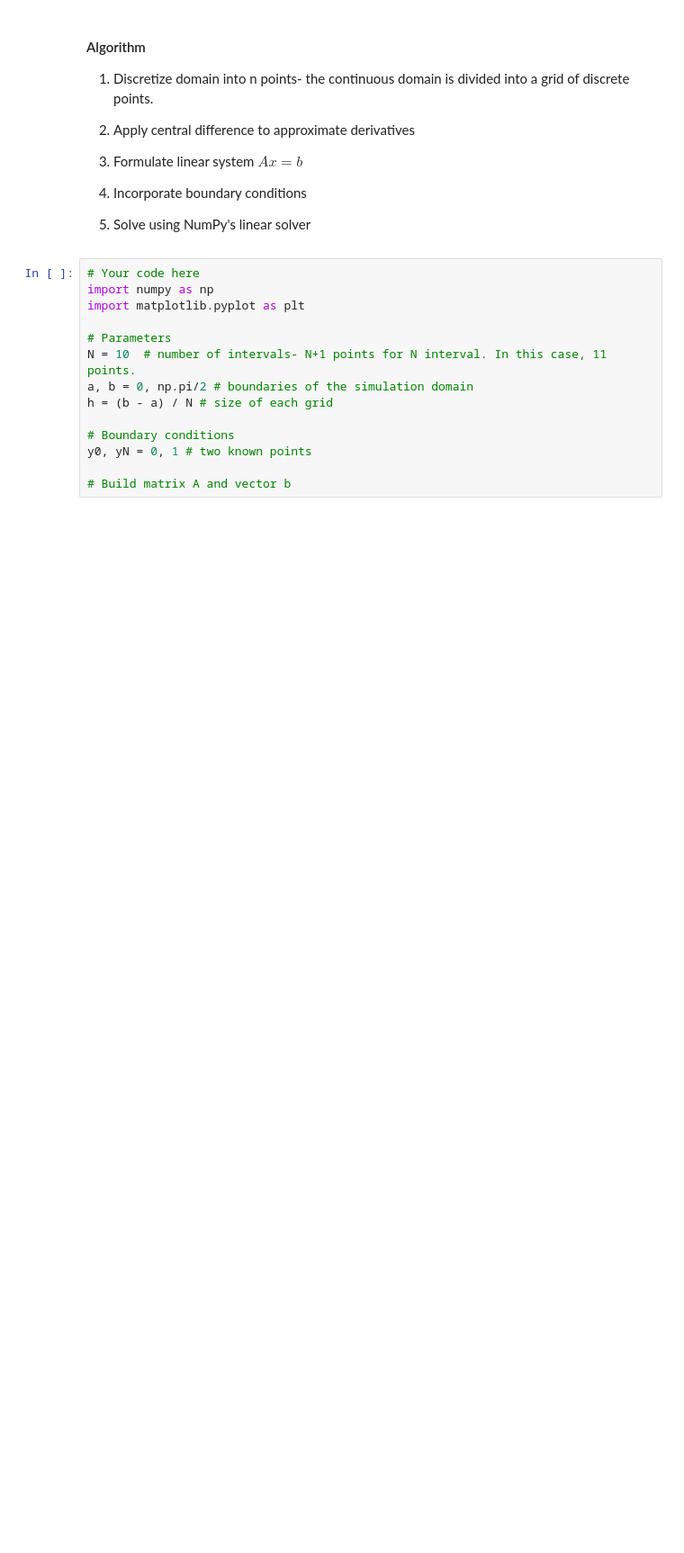
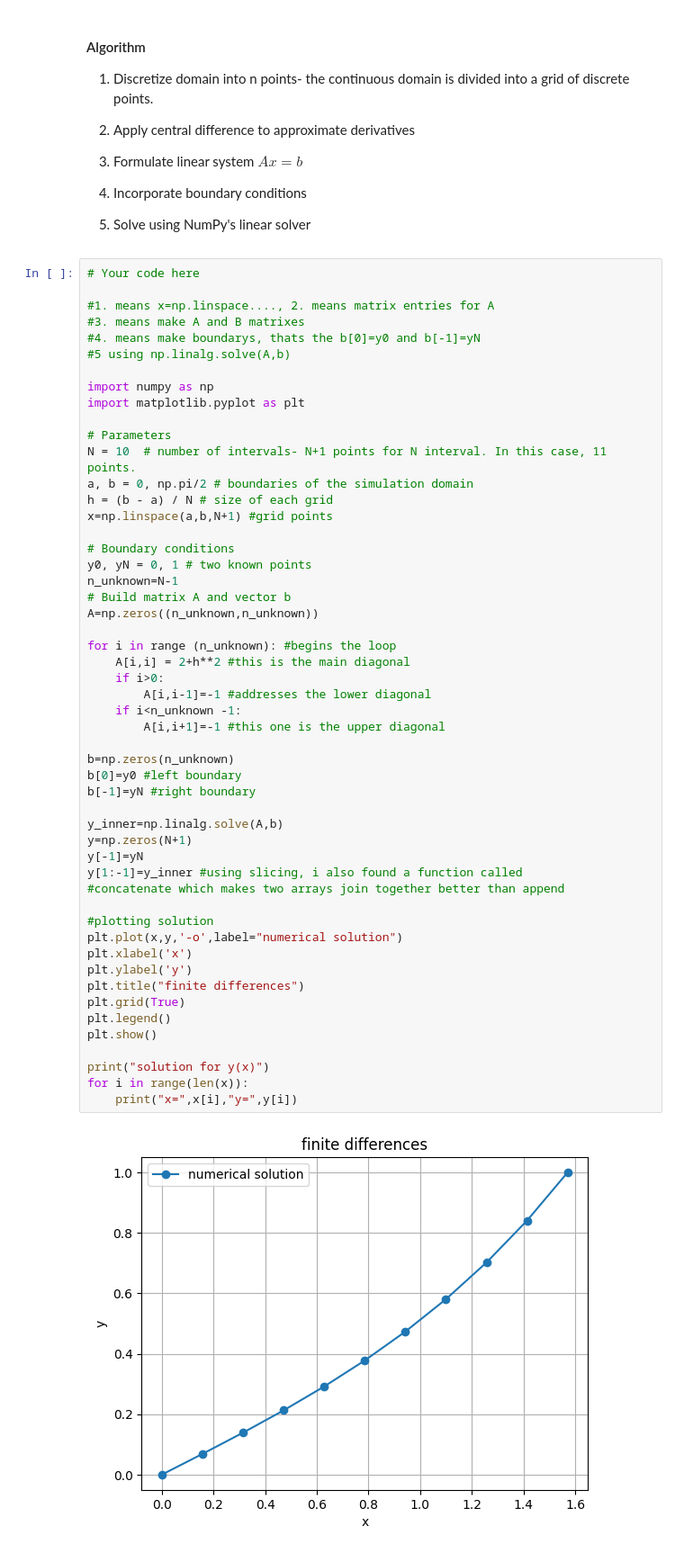
Before and after one commit to sshashkina/Engineering-Methods, a Jupyter notebook: Lecture 12_ODE_Boundary_Value_Problems.ipynb, the cells around one changed output. Shown at 90% size. Cells and saved outputs as stored; diff of their text form; blank space fills up the shorter version.

```diff
--- a/Lecture 12_ODE_Boundary_Value_Problems.ipynb
+++ b/Lecture 12_ODE_Boundary_Value_Problems.ipynb
@@ -51,15 +51,55 @@ This gives a tridiagonal system for unknowns y₁,...,yₙ₋₁.
 5. Solve using NumPy's linear solver
 # %%
 # Your code here
+
+#1. means x=np.linspace...., 2. means matrix entries for A
+#3. means make A and B matrixes
+#4. means make boundarys, thats the b[0]=y0 and b[-1]=yN
+#5 using np.linalg.solve(A,b)
+
 import numpy as np
 import matplotlib.pyplot as plt
 
 # Parameters
 N = 10  # number of intervals- N+1 points for N interval. In this case, 11 points.
 a, b = 0, np.pi/2 # boundaries of the simulation domain
 h = (b - a) / N # size of each grid
+x=np.linspace(a,b,N+1) #grid points
 
 # Boundary conditions
 y0, yN = 0, 1 # two known points
+n_unknown=N-1
+# Build matrix A and vector b
+A=np.zeros((n_unknown,n_unknown))
 
-# Build matrix A and vector b
+for i in range (n_unknown): #begins the loop
+    A[i,i] = 2+h**2 #this is the main diagonal
+    if i>0:
+        A[i,i-1]=-1 #addresses the lower diagonal
+    if i<n_unknown -1:
+        A[i,i+1]=-1 #this one is the upper diagonal
+
+b=np.zeros(n_unknown)
+b[0]=y0 #left boundary
+b[-1]=yN #right boundary
+
+y_inner=np.linalg.solve(A,b)
+y=np.zeros(N+1)
+y[-1]=yN
+y[1:-1]=y_inner #using slicing, i also found a function called
+#concatenate which makes two arrays join together better than append
+
+#plotting solution
+plt.plot(x,y,'-o',label="numerical solution")
+plt.xlabel('x')
+plt.ylabel('y')
+plt.title("finite differences")
+plt.grid(True)
+plt.legend()
+plt.show()
+
+print("solution for y(x)")
+for i in range(len(x)):
+    print("x=",x[i],"y=",y[i])
+# %% [output]
+[figure, added]
```
Also changed, not shown: parts of 4 cells of this notebook, 2 other files.
